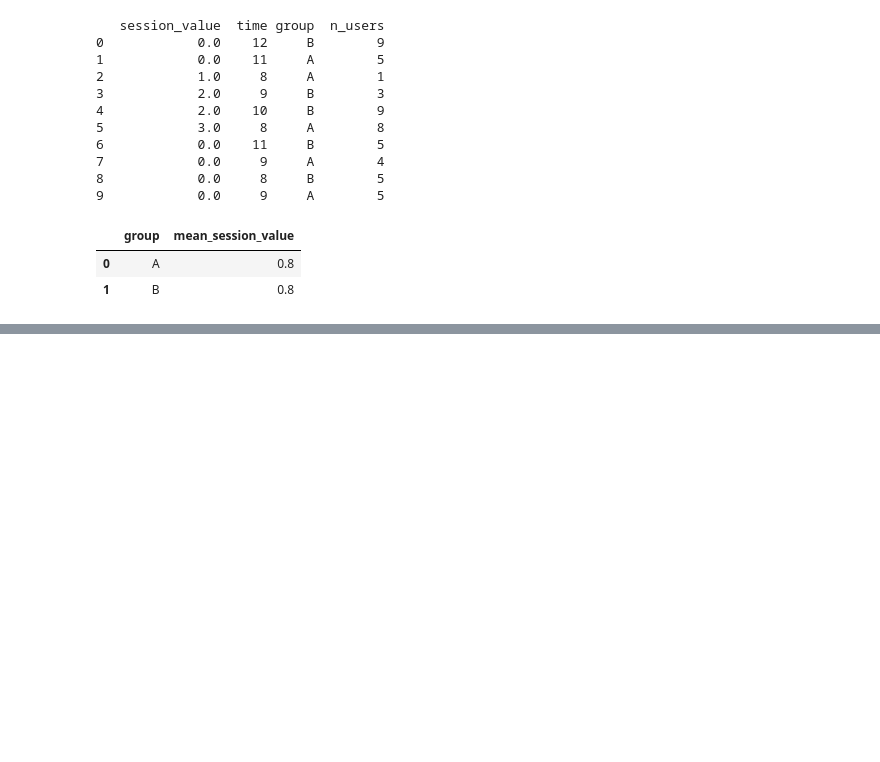
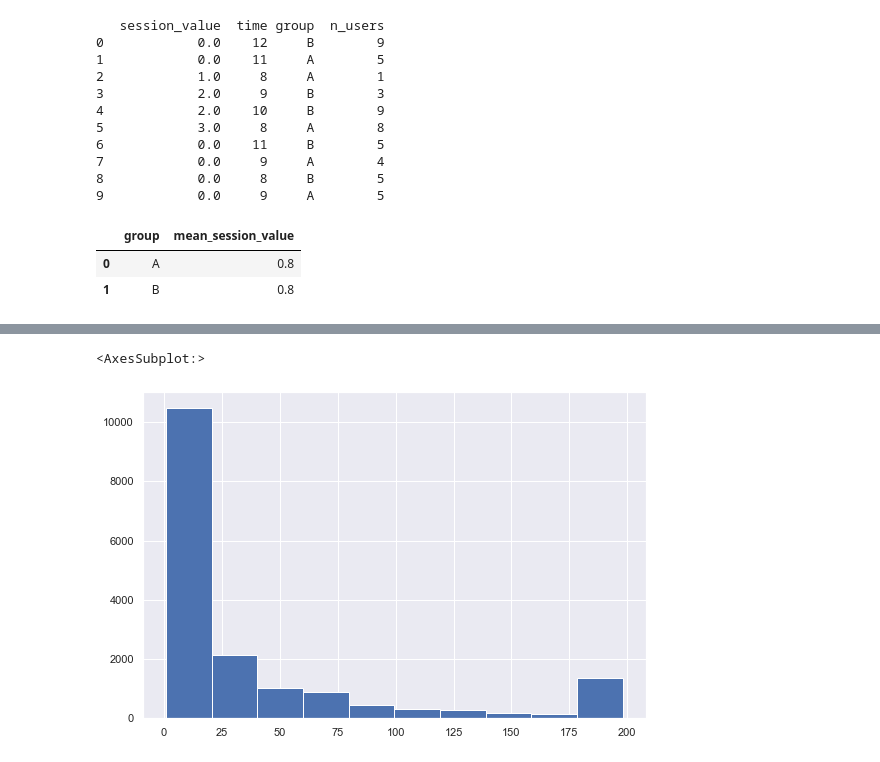
Before and after one commit to AndrewSalygin/ML_practice, a Jupyter notebook: ML.ipynb, the cells around one changed output, grey strips where cells are left out. Saved outputs shown, nothing was run; the diff lists cells and outputs as text; code cells hidden in the pictures; blank space fills up the shorter version.

```diff
--- a/ML.ipynb
+++ b/ML.ipynb
@@ -1108,0 +1175,11 @@ mean_session_value_data = my_stat.groupby('group', as_index = False). \
+# %%
+# неправильное решение (мы не взяли людей, которые не прошли не одного степа)
+"""
+df[df.action == 'passed'] \
+    .groupby('user_id', as_index=False) \
+    .agg({'step_id':'count'}) \
+    .rename(columns={'step_id':'passed_steps'}).passed_steps.hist()
+"""
+# %% [output]
+<AxesSubplot:>
+[figure, added]
```
Also changed, not shown: parts of 39 cells of this notebook.
